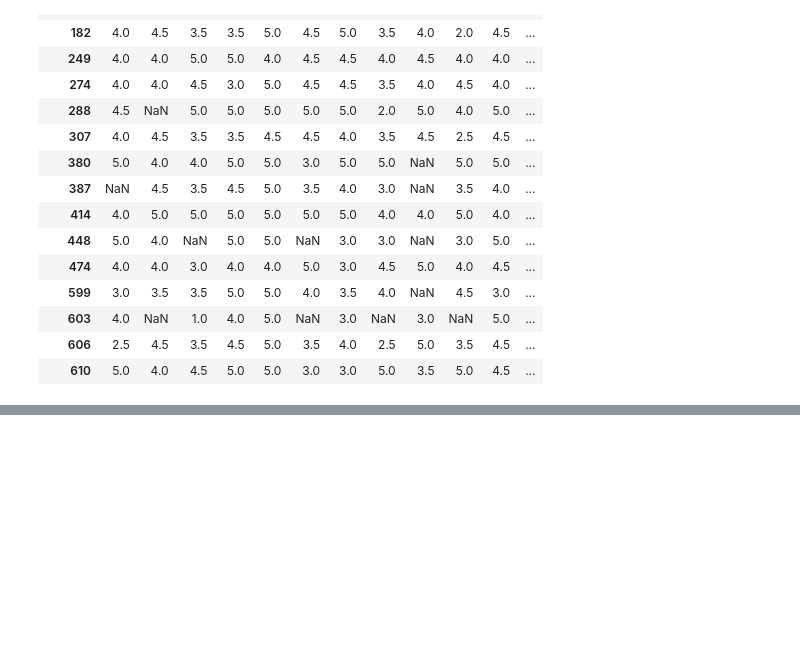
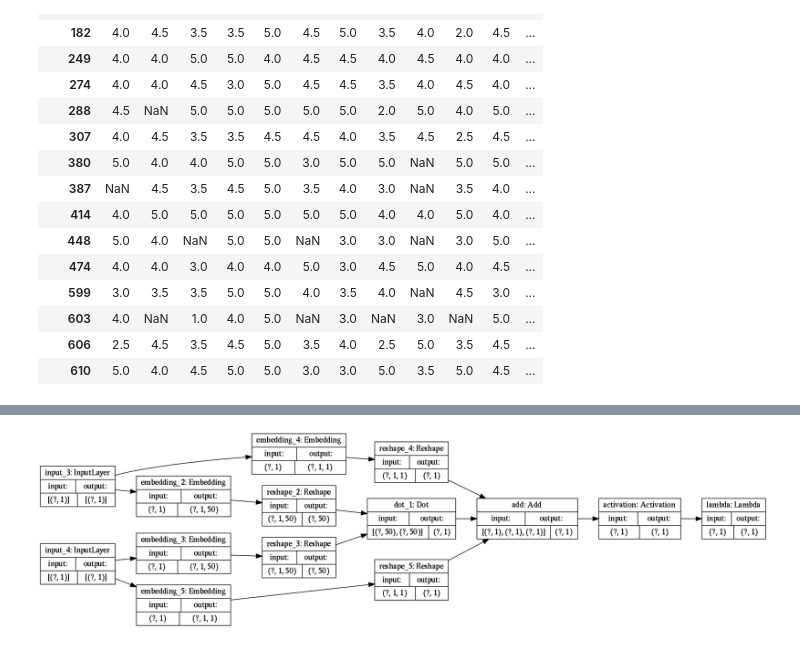
Before and after one commit to adrianmarino/recomendation-system-aproches, a Jupyter notebook: recommendation-system-comparatives.ipynb, the cells around one changed output, grey strips where cells are left out. Cells and saved outputs as stored; diff of their text form; code cells hidden in the pictures; blank space fills up the shorter version.

```diff
--- a/recommendation-system-comparatives.ipynb
+++ b/recommendation-system-comparatives.ipynb
@@ -378,0 +432,14 @@ WARNING:tensorflow:multiprocessing can interact badly with TensorFlow, causing n
+# %%
+model2 = EmbeddingBiasesDotModelFactory.create(
+    n_users,
+    n_movies,
+    n_factors=50,
+    min_rating=min_rating,
+    max_rating=max_rating,
+    lr=0.001,
+    loss='mean_squared_error'
+)
+# %%
+plot_model(model2)
+# %% [output]
+[figure, added]
```
Also changed, not shown: parts of 105 cells of this notebook, 27 other files.
